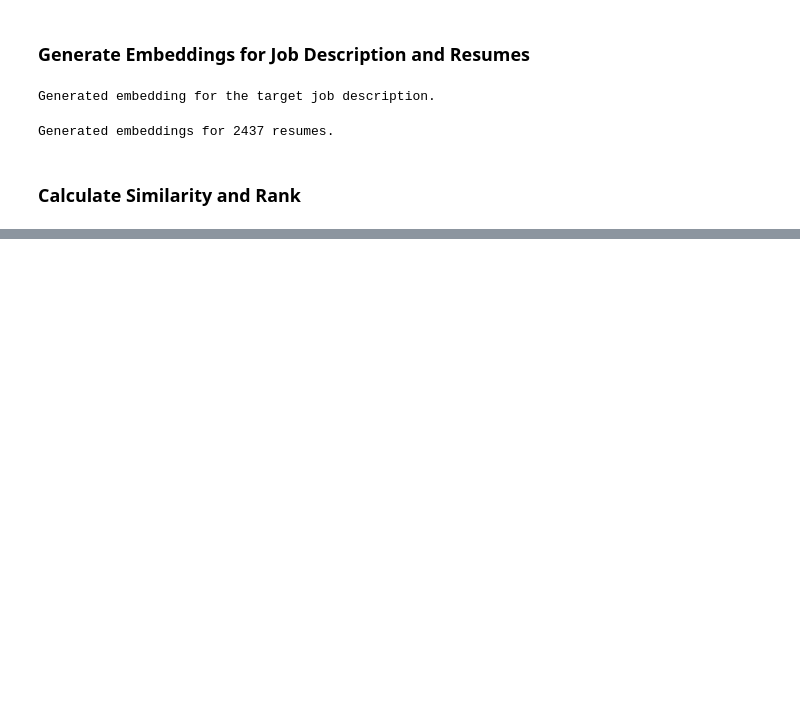
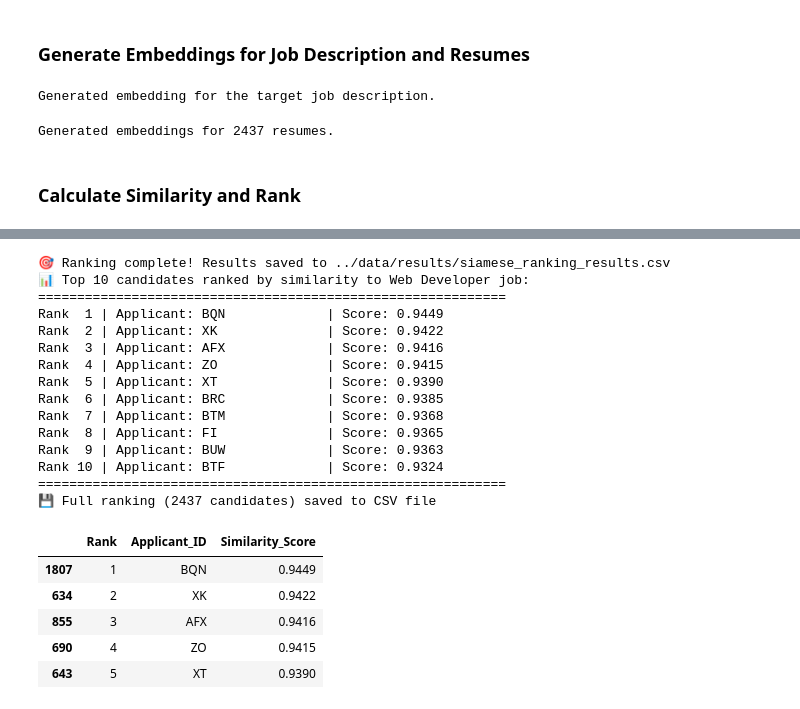
Before and after one commit to AmartyaKumar11/PS-2-V2, a Jupyter notebook: PS-2 functions/notebooks/siamese_network_matching_fixed.ipynb, the cells around one changed output, grey strips where cells are left out. Saved outputs shown, nothing was run; the diff lists cells and outputs as text; code cells hidden in the pictures; blank space fills up the shorter version.

```diff
--- a/PS-2 functions/notebooks/siamese_network_matching_fixed.ipynb
+++ b/PS-2 functions/notebooks/siamese_network_matching_fixed.ipynb
@@ -183,0 +211,18 @@ Training on cpu
+# %%
+# Model Checkpoint Configuration
+CHECKPOINT_PATH = '../models/siamese_checkpoint.pth'
+FORCE_RETRAIN = False  # Set to True to force retraining even if checkpoint exists
+
+# Check if trained model checkpoint exists
+import os
+checkpoint_exists = os.path.exists(CHECKPOINT_PATH)
+
+print(f"Checkpoint Configuration:")
+print(f"Checkpoint path: {CHECKPOINT_PATH}")
+print(f"Checkpoint exists: {checkpoint_exists}")
+print(f"Force retrain: {FORCE_RETRAIN}")
+
+if checkpoint_exists and not FORCE_RETRAIN:
+    print("✅ Found existing checkpoint - will load trained model")
+else:
+    print("🔄 Will train model from scratch")
@@ -304,0 +624,56 @@ Ranking complete. Results saved to ../data/results/siamese_ranking_results.csv
+# %%
+# Create better results display with Applicant ID, Similarity Score, and Rank
+final_ranking = ranked_resumes[['Person Name', 'similarity_score']].copy()
+final_ranking['Rank'] = range(1, len(final_ranking) + 1)
+
+# Rename columns for better display
+final_ranking = final_ranking.rename(columns={
+    'Person Name': 'Applicant_ID',
+    'similarity_score': 'Similarity_Score'
+})
+
+# Reorder columns: Rank, Applicant_ID, Similarity_Score
+final_ranking = final_ranking[['Rank', 'Applicant_ID', 'Similarity_Score']]
+
+# Round similarity scores to 4 decimal places for better readability
+final_ranking['Similarity_Score'] = final_ranking['Similarity_Score'].round(4)
+
+# Save the results
+final_ranking.to_csv(RANKING_OUTPUT_PATH, index=False)
+
+print(f'🎯 Ranking complete! Results saved to {RANKING_OUTPUT_PATH}')
+print(f'📊 Top 10 candidates ranked by similarity to Web Developer job:')
+print("=" * 60)
+
+# Display top 10 with nice formatting
+top_10 = final_ranking.head(10)
+for _, row in top_10.iterrows():
+    print(f"Rank {row['Rank']:2d} | Applicant: {row['Applicant_ID']:15s} | Score: {row['Similarity_Score']:.4f}")
+
+print("=" * 60)
+print(f"💾 Full ranking ({len(final_ranking)} candidates) saved to CSV file")
+
+# Return the final ranking for further analysis
+final_ranking.head()
+# %% [output]
+🎯 Ranking complete! Results saved to ../data/results/siamese_ranking_results.csv
+📊 Top 10 candidates ranked by similarity to Web Developer job:
+============================================================
+Rank  1 | Applicant: BQN             | Score: 0.9449
+Rank  2 | Applicant: XK              | Score: 0.9422
+Rank  3 | Applicant: AFX             | Score: 0.9416
+Rank  4 | Applicant: ZO              | Score: 0.9415
+Rank  5 | Applicant: XT              | Score: 0.9390
+Rank  6 | Applicant: BRC             | Score: 0.9385
+Rank  7 | Applicant: BTM             | Score: 0.9368
+Rank  8 | Applicant: FI              | Score: 0.9365
+Rank  9 | Applicant: BUW             | Score: 0.9363
+Rank 10 | Applicant: BTF             | Score: 0.9324
+============================================================
+💾 Full ranking (2437 candidates) saved to CSV file
+|  | Rank | Applicant_ID | Similarity_Score |
+| 1807 | 1 | BQN | 0.9449 |
+| 634 | 2 | XK | 0.9422 |
+| 855 | 3 | AFX | 0.9416 |
+| 690 | 4 | ZO | 0.9415 |
+| 643 | 5 | XT | 0.9390 |
```
Also changed, not shown: parts of 15 cells of this notebook, 15 other files.
